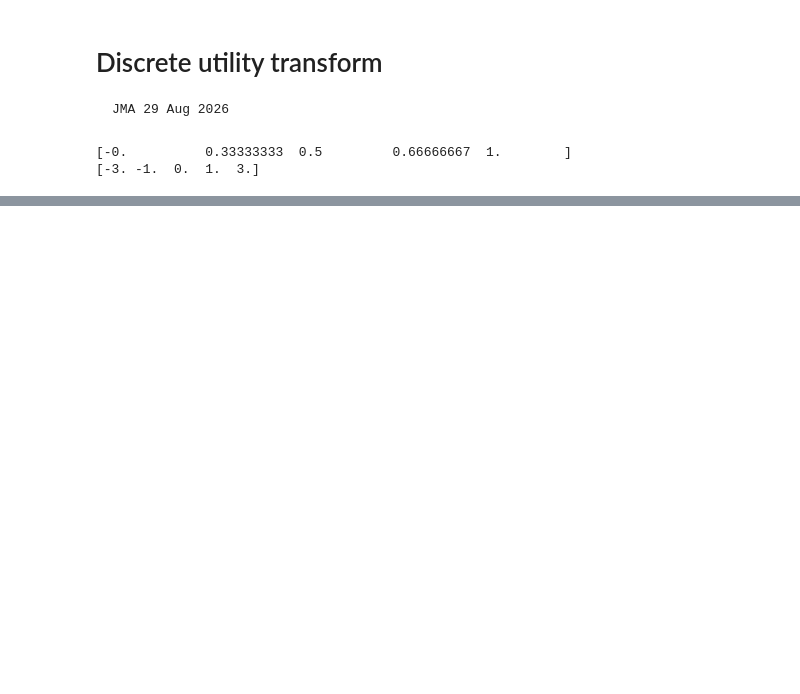
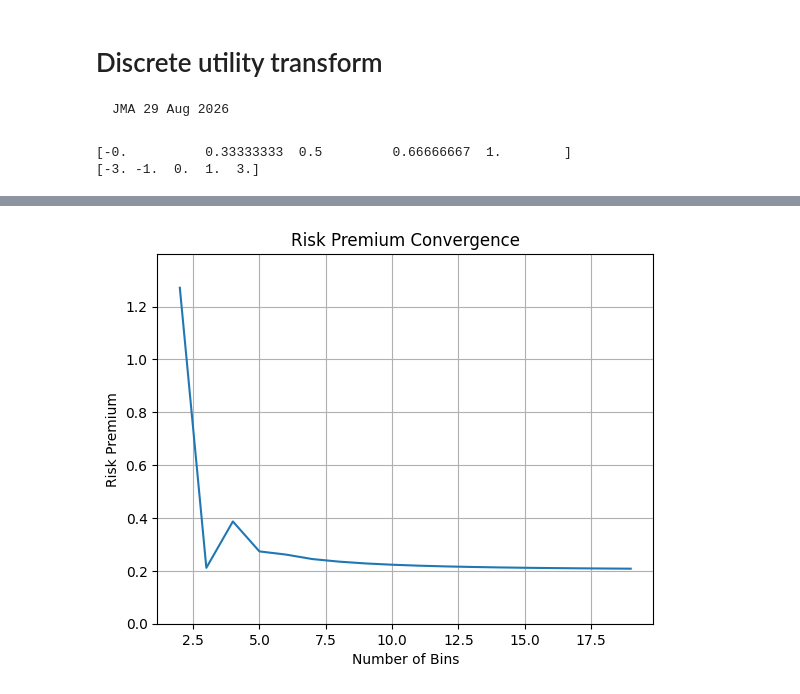
Before and after one commit to jmagosta/bayes, a Jupyter notebook: discretization/dis_vs_cont.ipynb, the cells around one changed output, grey strips where cells are left out. Saved outputs shown, nothing was run; the diff lists cells and outputs as text; code cells hidden in the pictures; blank space fills up the shorter version.

```diff
--- a/discretization/dis_vs_cont.ipynb
+++ b/discretization/dis_vs_cont.ipynb
@@ -104,0 +104,6 @@ plt.show()
+# %%
+ind = []
+rp = []
+for b in range(2,20):
+    rp.append(lotteries(b))
+    ind.append(b)
@@ -104,0 +129,10 @@ plt.show()
+# %%
+plt.plot(ind, rp)
+plt.xlabel("Number of Bins")
+plt.ylabel("Risk Premium")
+plt.title("Risk Premium Convergence")
+plt.grid(True)
+plt.ylim(0, 1.1 * max(rp))
+plt.show()
+# %% [output]
+[figure, added]
```
Also changed, not shown: parts of 6 cells of this notebook, 3 other files.
